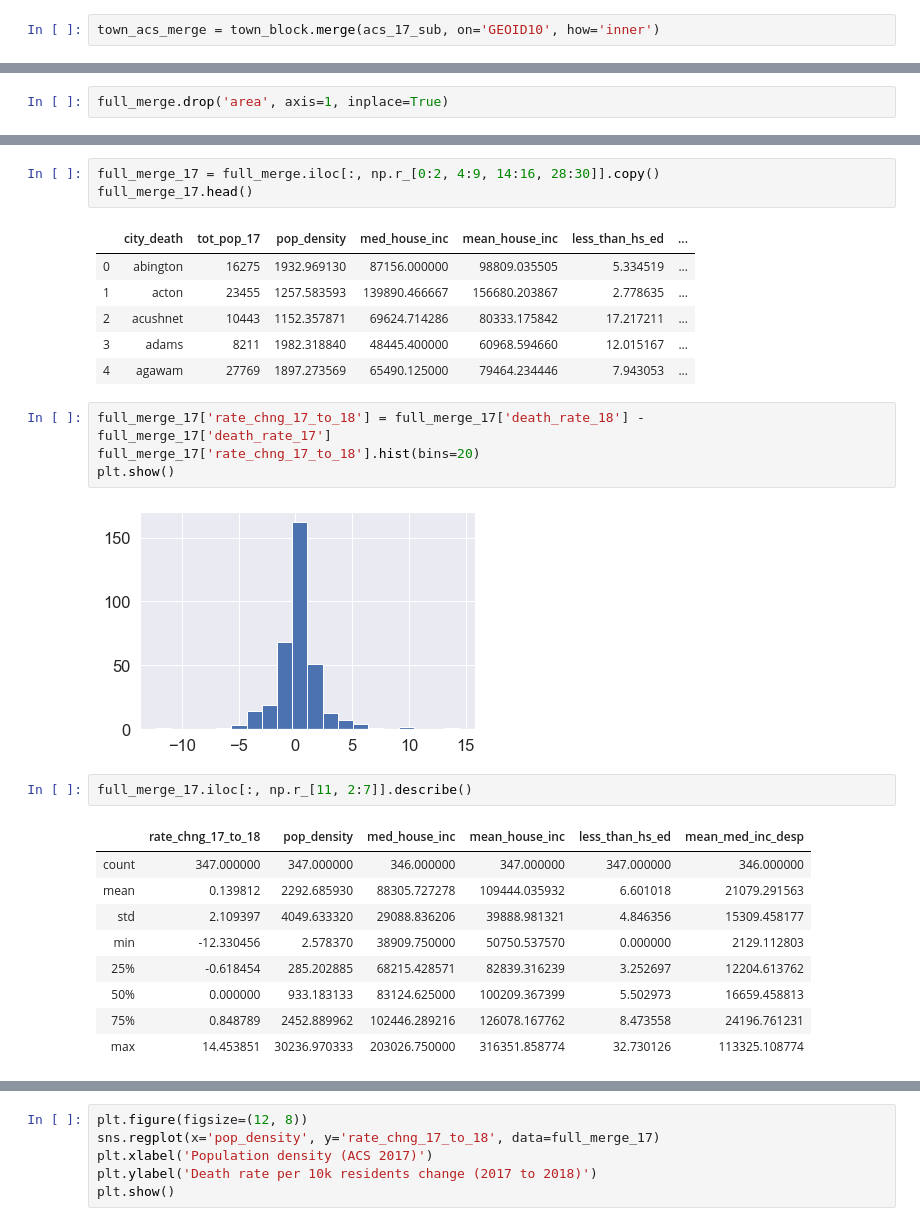
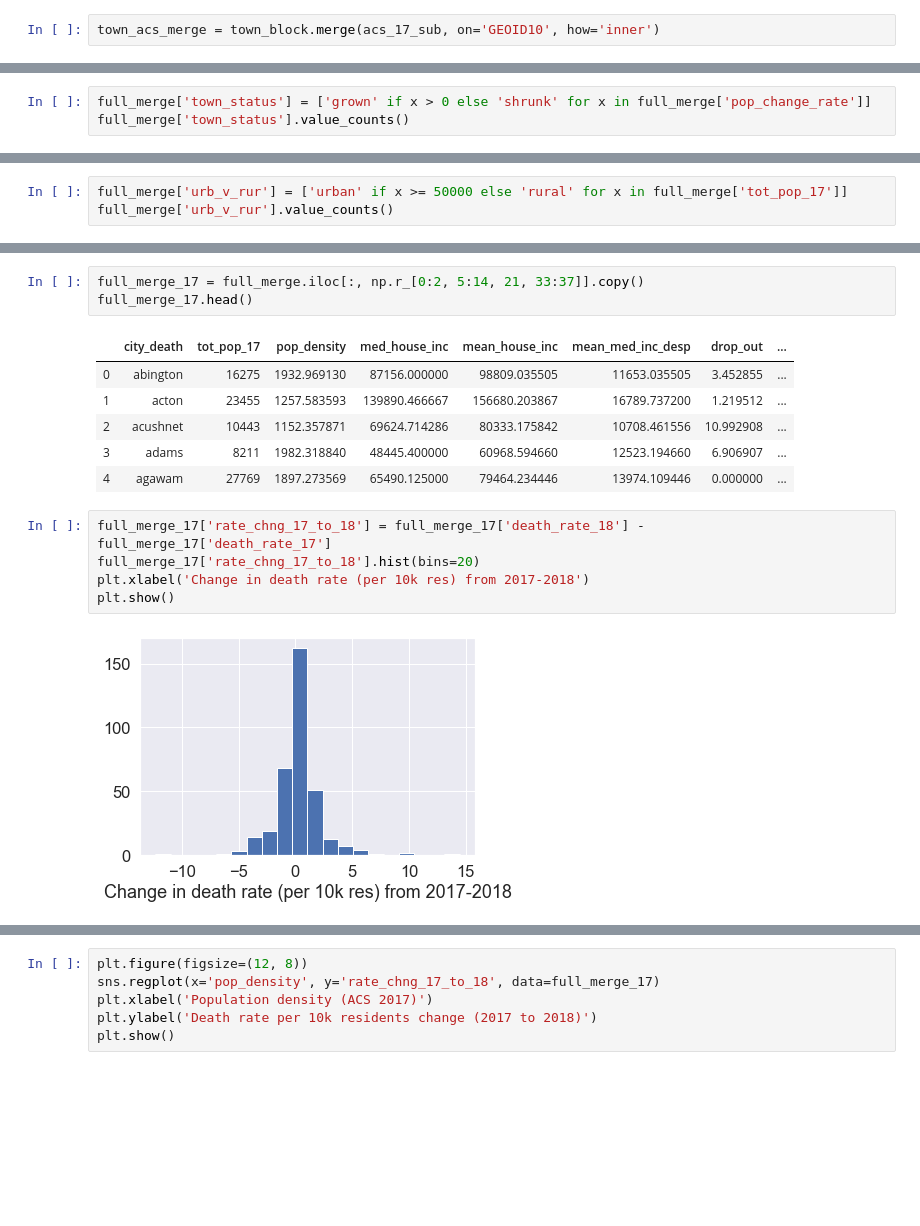
Before and after one commit to darya-akimova/biobot_insight_project, a Jupyter notebook: code/cleaning_and_eda/overdose_death_and_acs_data_prep_for_modeling.ipynb, the cells around one changed output, grey strips where cells are left out. Saved outputs shown, nothing was run; the diff lists cells and outputs as text; blank space fills up the shorter version.

```diff
--- a/code/cleaning_and_eda/overdose_death_and_acs_data_prep_for_modeling.ipynb
+++ b/code/cleaning_and_eda/overdose_death_and_acs_data_prep_for_modeling.ipynb
@@ -255,2 +430,0 @@ sns.regplot(x='shape_area', y='area', data=full_merge)
-# %%
-full_merge.drop('area', axis=1, inplace=True)
@@ -307,0 +476,3 @@ plt.show()
+# %%
+full_merge['town_status'] = ['grown' if x > 0 else 'shrunk' for x in full_merge['pop_change_rate']]
+full_merge['town_status'].value_counts()
@@ -307,0 +483,3 @@ plt.show()
+# %%
+full_merge['urb_v_rur'] = ['urban' if x >= 50000 else 'rural' for x in full_merge['tot_pop_17']]
+full_merge['urb_v_rur'].value_counts()
@@ -318,29 +501,18 @@ Index(['city_death', 'tot_pop_17', 'tot_pop_10', 'shape_area', 'pop_density',
       dtype='object')
 # %%
-full_merge_17 = full_merge.iloc[:, np.r_[0:2, 4:9, 14:16, 28:30]].copy()
+full_merge_17 = full_merge.iloc[:, np.r_[0:2, 5:14, 21, 33:37]].copy()
 full_merge_17.head()
 # %% [output]
-|  | city_death | tot_pop_17 | pop_density | med_house_inc | mean_house_inc | less_than_hs_ed | ... |
-| 0 | abington | 16275 | 1932.969130 | 87156.000000 | 98809.035505 | 5.334519 | ... |
-| 1 | acton | 23455 | 1257.583593 | 139890.466667 | 156680.203867 | 2.778635 | ... |
-| 2 | acushnet | 10443 | 1152.357871 | 69624.714286 | 80333.175842 | 17.217211 | ... |
-| 3 | adams | 8211 | 1982.318840 | 48445.400000 | 60968.594660 | 12.015167 | ... |
-| 4 | agawam | 27769 | 1897.273569 | 65490.125000 | 79464.234446 | 7.943053 | ... |
+|  | city_death | tot_pop_17 | pop_density | med_house_inc | mean_house_inc | mean_med_inc_desp | drop_out | ... |
+| 0 | abington | 16275 | 1932.969130 | 87156.000000 | 98809.035505 | 11653.035505 | 3.452855 | ... |
+| 1 | acton | 23455 | 1257.583593 | 139890.466667 | 156680.203867 | 16789.737200 | 1.219512 | ... |
+| 2 | acushnet | 10443 | 1152.357871 | 69624.714286 | 80333.175842 | 10708.461556 | 10.992908 | ... |
+| 3 | adams | 8211 | 1982.318840 | 48445.400000 | 60968.594660 | 12523.194660 | 6.906907 | ... |
+| 4 | agawam | 27769 | 1897.273569 | 65490.125000 | 79464.234446 | 13974.109446 | 0.000000 | ... |
 # %%
 full_merge_17['rate_chng_17_to_18'] = full_merge_17['death_rate_18'] - full_merge_17['death_rate_17']
 full_merge_17['rate_chng_17_to_18'].hist(bins=20)
+plt.xlabel('Change in death rate (per 10k res) from 2017-2018')
 plt.show()
 # %% [output]
-[figure, old version]
+[figure, new version]
-# %%
-full_merge_17.iloc[:, np.r_[11, 2:7]].describe()
-# %% [output]
-|  | rate_chng_17_to_18 | pop_density | med_house_inc | mean_house_inc | less_than_hs_ed | mean_med_inc_desp |
-| count | 347.000000 | 347.000000 | 346.000000 | 347.000000 | 347.000000 | 346.000000 |
-| mean | 0.139812 | 2292.685930 | 88305.727278 | 109444.035932 | 6.601018 | 21079.291563 |
-| std | 2.109397 | 4049.633320 | 29088.836206 | 39888.981321 | 4.846356 | 15309.458177 |
-| min | -12.330456 | 2.578370 | 38909.750000 | 50750.537570 | 0.000000 | 2129.112803 |
-| 25% | -0.618454 | 285.202885 | 68215.428571 | 82839.316239 | 3.252697 | 12204.613762 |
-| 50% | 0.000000 | 933.183133 | 83124.625000 | 100209.367399 | 5.502973 | 16659.458813 |
-| 75% | 0.848789 | 2452.889962 | 102446.289216 | 126078.167762 | 8.473558 | 24196.761231 |
-| max | 14.453851 | 30236.970333 | 203026.750000 | 316351.858774 | 32.730126 | 113325.108774 |
```
Also changed, not shown: parts of 64 cells of this notebook, 5 other files.
